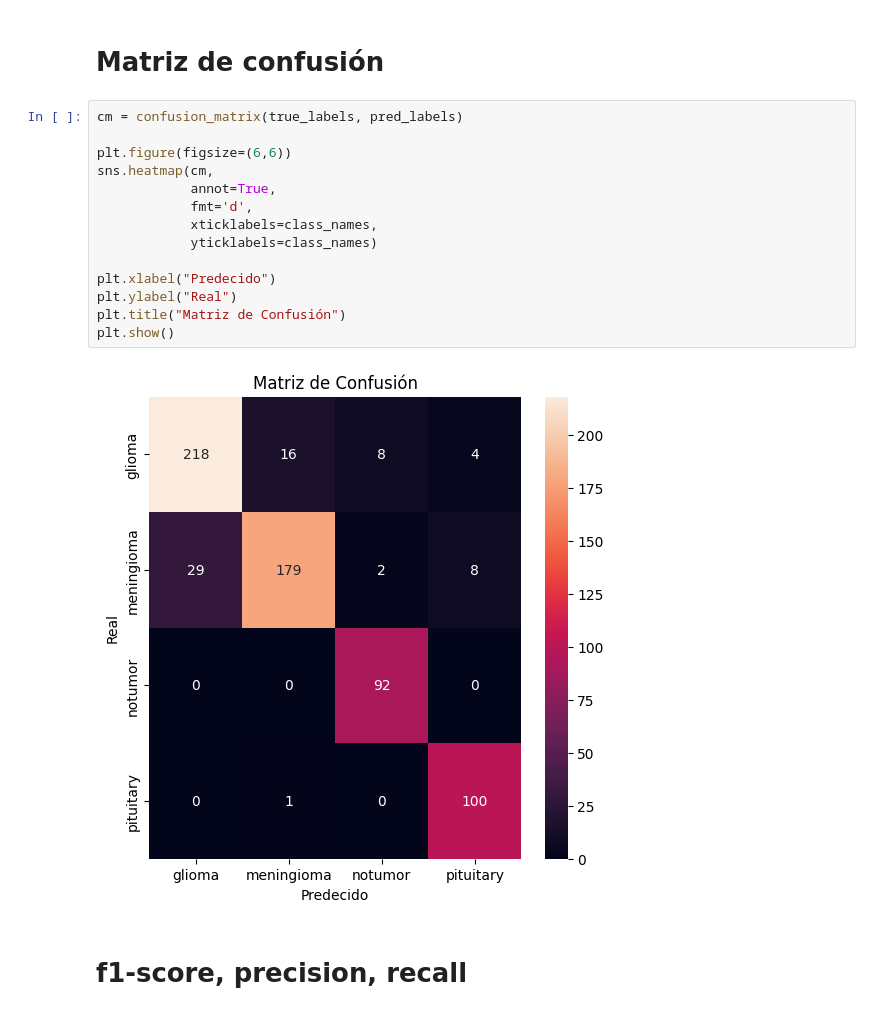
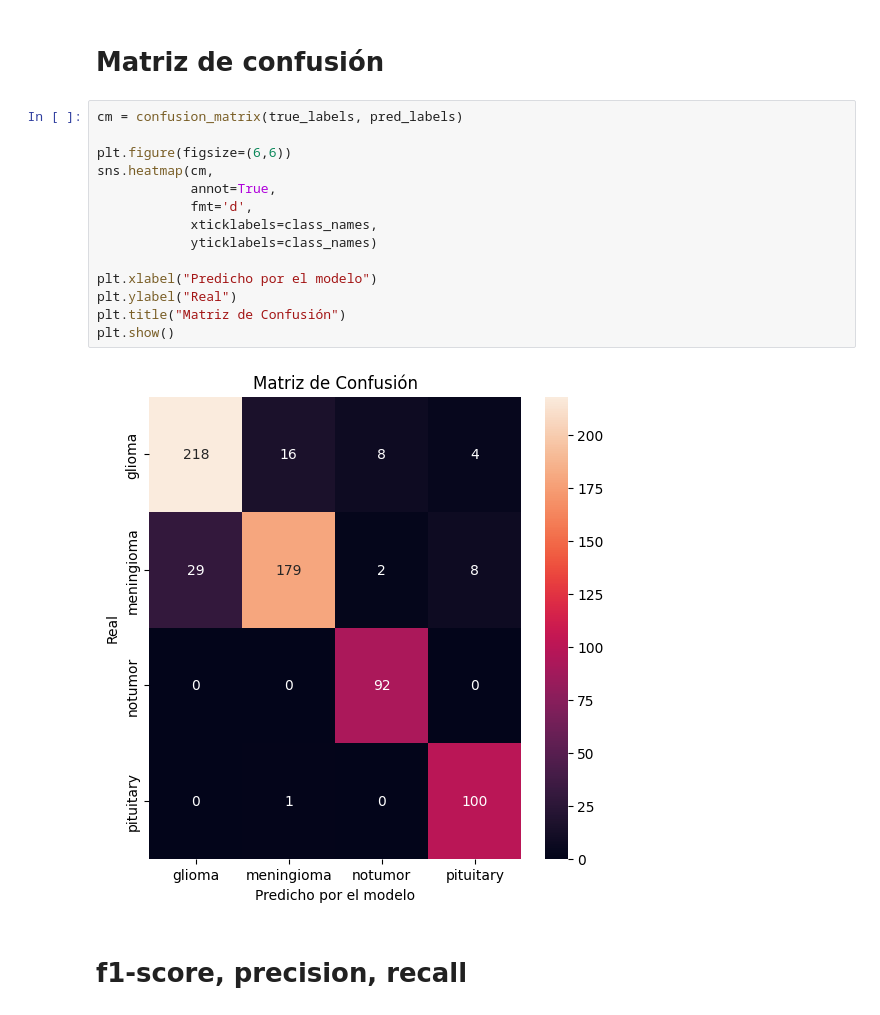
Before and after one commit to Yokaivek/Cortexia, a Jupyter notebook: Proyecto.ipynb, the cells around one changed output. Drawn from its saved outputs; the diff is of its cells as text.

```diff
--- a/Proyecto.ipynb
+++ b/Proyecto.ipynb
@@ -637,19 +645,19 @@ Clases: ['glioma', 'meningioma', 'notumor', 'pituitary']
 # %%
 cm = confusion_matrix(true_labels, pred_labels)
 
 plt.figure(figsize=(6,6))
 sns.heatmap(cm,
             annot=True,
             fmt='d',
             xticklabels=class_names,
             yticklabels=class_names)
 
-plt.xlabel("Predecido")
+plt.xlabel("Predicho por el modelo")
 plt.ylabel("Real")
 plt.title("Matriz de Confusión")
 plt.show()
 # %% [output]
-[figure, old version]
+[figure, new version]
 # %% [markdown]
 # f1-score, precision, recall
 # %%
```
Also changed, not shown: parts of 6 cells of this notebook.
